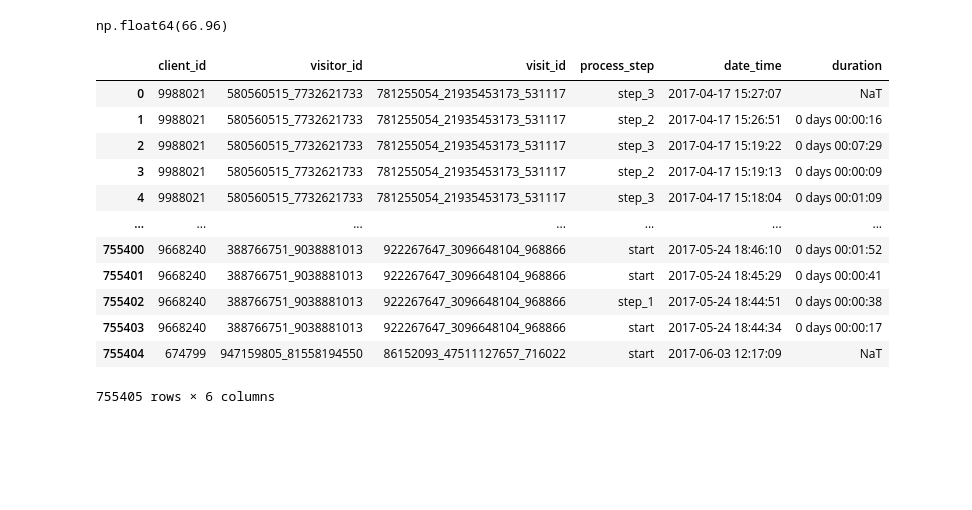
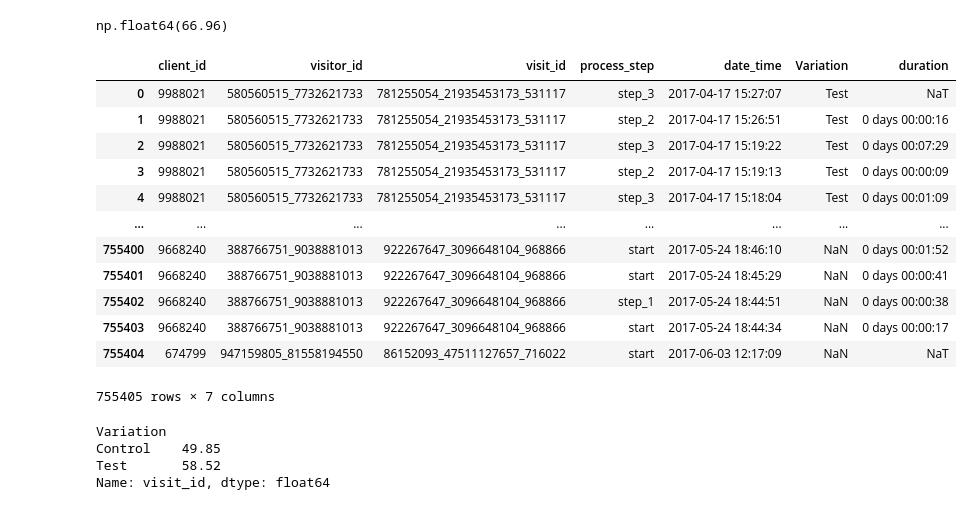
Before and after one commit to luisfg97/vanguard_project, a Jupyter notebook: vanguard_notebook.ipynb, the cells around one changed output. Saved outputs shown, nothing was run; the diff lists cells and outputs as text; code cells hidden in the pictures; blank space fills up the shorter version.

```diff
--- a/vanguard_notebook.ipynb
+++ b/vanguard_notebook.ipynb
@@ -122,24 +128,24 @@ np.float64(66.96)
 # %%
 #CAMBIO DE FORMATO DE LA COLUMNA FECHA
 
-df_final_web_data['date_time'] = pd.to_datetime(df_final_web_data['date_time'])
+df_final_web_data_final['date_time'] = pd.to_datetime(df_final_web_data_final['date_time'])
 # %%
 #COMPROBACION DE DURACION DE TIEMPO EN CADA PASO DEL REGISTRO
 
-df_final_web_data['duration'] = df_final_web_data['date_time'].diff(-1).where(df_final_web_data['visit_id'] == df_final_web_data['visit_id'].shift(-1)).shift(1)
+df_final_web_data_final['duration'] = df_final_web_data_final['date_time'].diff(-1).where(df_final_web_data_final['visit_id'] == df_final_web_data_final['visit_id'].shift(-1)).shift(1)
 # %%
-df_final_web_data
+df_final_web_data_final
 # %% [output]
-|  | client_id | visitor_id | visit_id | process_step | date_time | duration |
-| 0 | 9988021 | 580560515_7732621733 | 781255054_21935453173_531117 | step_3 | 2017-04-17 15:27:07 | NaT |
-| 1 | 9988021 | 580560515_7732621733 | 781255054_21935453173_531117 | step_2 | 2017-04-17 15:26:51 | 0 days 00:00:16 |
-| 2 | 9988021 | 580560515_7732621733 | 781255054_21935453173_531117 | step_3 | 2017-04-17 15:19:22 | 0 days 00:07:29 |
-| 3 | 9988021 | 580560515_7732621733 | 781255054_21935453173_531117 | step_2 | 2017-04-17 15:19:13 | 0 days 00:00:09 |
-| 4 | 9988021 | 580560515_7732621733 | 781255054_21935453173_531117 | step_3 | 2017-04-17 15:18:04 | 0 days 00:01:09 |
-| ... | ... | ... | ... | ... | ... | ... |
-| 755400 | 9668240 | 388766751_9038881013 | 922267647_3096648104_968866 | start | 2017-05-24 18:46:10 | 0 days 00:01:52 |
-| 755401 | 9668240 | 388766751_9038881013 | 922267647_3096648104_968866 | start | 2017-05-24 18:45:29 | 0 days 00:00:41 |
-| 755402 | 9668240 | 388766751_9038881013 | 922267647_3096648104_968866 | step_1 | 2017-05-24 18:44:51 | 0 days 00:00:38 |
-| 755403 | 9668240 | 388766751_9038881013 | 922267647_3096648104_968866 | start | 2017-05-24 18:44:34 | 0 days 00:00:17 |
-| 755404 | 674799 | 947159805_81558194550 | 86152093_47511127657_716022 | start | 2017-06-03 12:17:09 | NaT |
+|  | client_id | visitor_id | visit_id | process_step | date_time | Variation | duration |
+| 0 | 9988021 | 580560515_7732621733 | 781255054_21935453173_531117 | step_3 | 2017-04-17 15:27:07 | Test | NaT |
+| 1 | 9988021 | 580560515_7732621733 | 781255054_21935453173_531117 | step_2 | 2017-04-17 15:26:51 | Test | 0 days 00:00:16 |
+| 2 | 9988021 | 580560515_7732621733 | 781255054_21935453173_531117 | step_3 | 2017-04-17 15:19:22 | Test | 0 days 00:07:29 |
+| 3 | 9988021 | 580560515_7732621733 | 781255054_21935453173_531117 | step_2 | 2017-04-17 15:19:13 | Test | 0 days 00:00:09 |
+| 4 | 9988021 | 580560515_7732621733 | 781255054_21935453173_531117 | step_3 | 2017-04-17 15:18:04 | Test | 0 days 00:01:09 |
+| ... | ... | ... | ... | ... | ... | ... | ... |
+| 755400 | 9668240 | 388766751_9038881013 | 922267647_3096648104_968866 | start | 2017-05-24 18:46:10 | NaN | 0 days 00:01:52 |
+| 755401 | 9668240 | 388766751_9038881013 | 922267647_3096648104_968866 | start | 2017-05-24 18:45:29 | NaN | 0 days 00:00:41 |
+| 755402 | 9668240 | 388766751_9038881013 | 922267647_3096648104_968866 | step_1 | 2017-05-24 18:44:51 | NaN | 0 days 00:00:38 |
+| 755403 | 9668240 | 388766751_9038881013 | 922267647_3096648104_968866 | start | 2017-05-24 18:44:34 | NaN | 0 days 00:00:17 |
+| 755404 | 674799 | 947159805_81558194550 | 86152093_47511127657_716022 | start | 2017-06-03 12:17:09 | NaN | NaT |
-755405 rows × 6 columns
+755405 rows × 7 columns
@@ -147,0 +152,15 @@ df
+# %%
+#CALCULAR LA TASA DE FINALIZACION POR TIPO DE VARIATION
+
+total_visits = df_final_web_data_final.groupby("Variation")["visit_id"].nunique()
+
+confirm_visits = df_final_web_data_final[df_final_web_data_final["process_step"] == "confirm"].groupby("Variation")["visit_id"].nunique()
+
+tasa_finalizacion = (confirm_visits / total_visits * 100).round(2)
+
+tasa_finalizacion
+# %% [output]
+Variation
+Control    49.85
+Test       58.52
+Name: visit_id, dtype: float64
```
Also changed, not shown: parts of 17 cells of this notebook, 1 other file.
